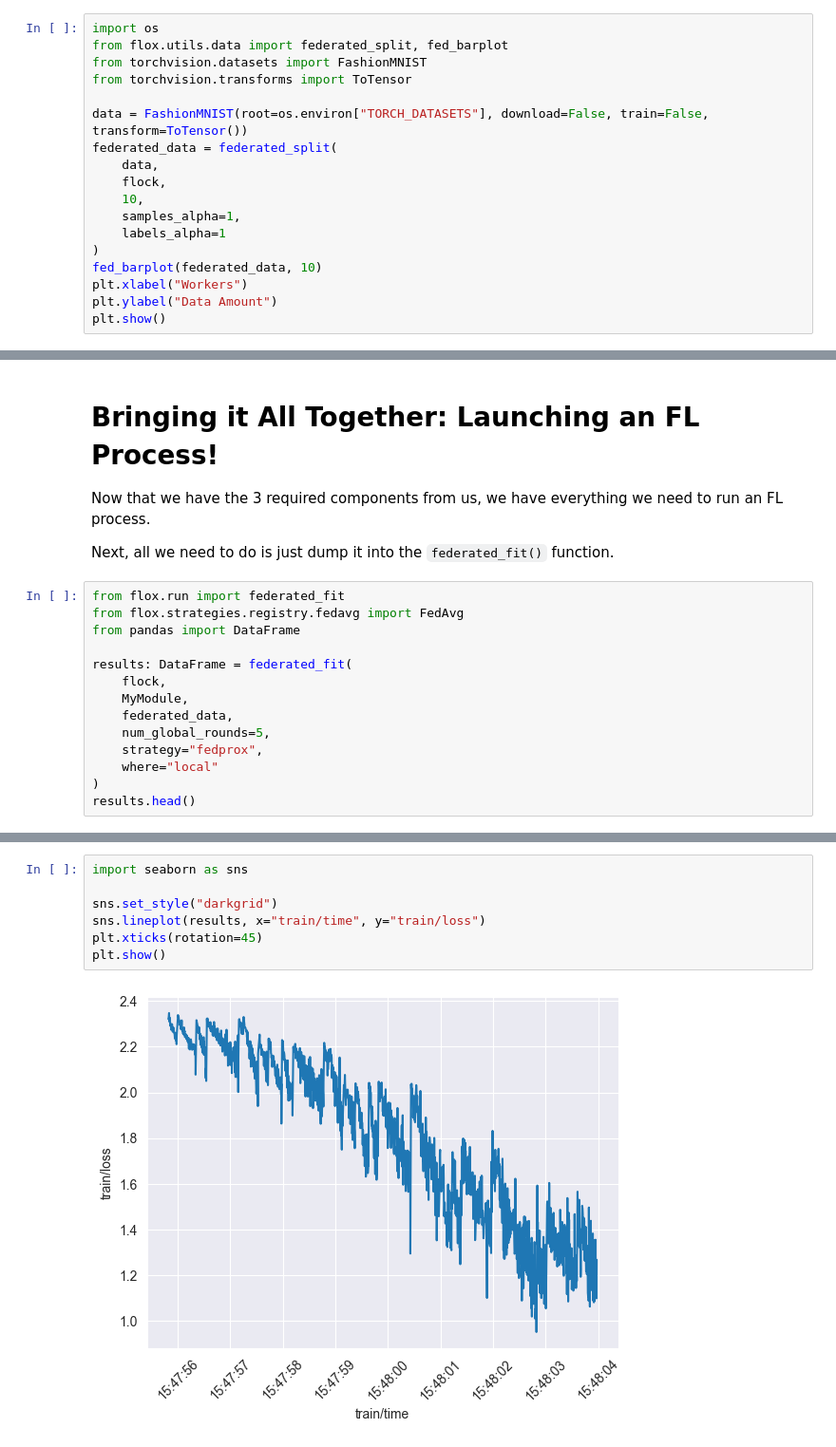
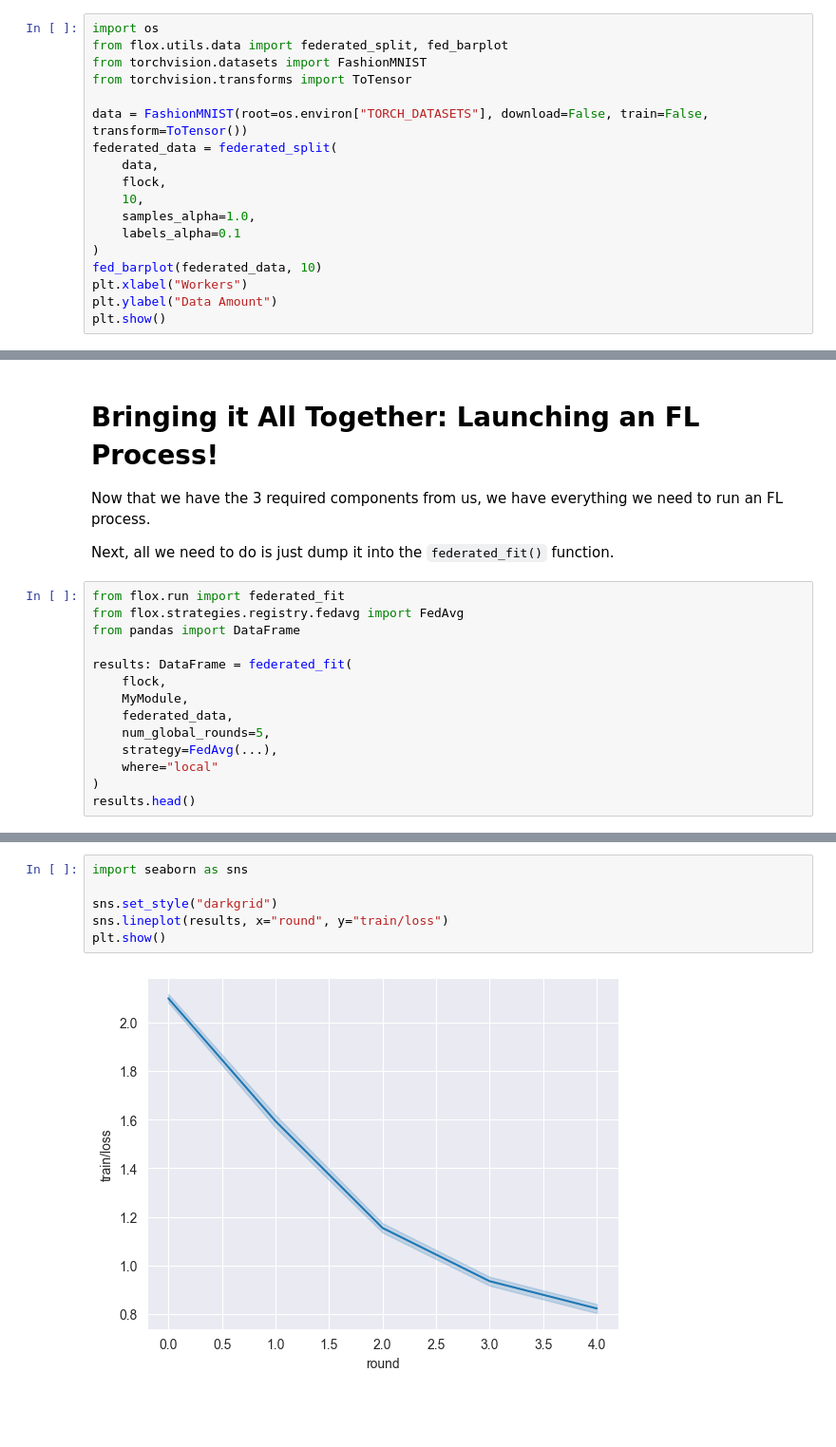
Before and after one commit to h-flox/flox, a Jupyter notebook: Rural AI Workshop Demo.ipynb, the cells around one changed output, grey strips where cells are left out. Shown at 95% size. Drawn from its saved outputs; the diff is of its cells as text; blank space fills up the shorter version.

```diff
--- a/Rural AI Workshop Demo.ipynb
+++ b/Rural AI Workshop Demo.ipynb
@@ -64,8 +64,8 @@ federated_data = federated_split(
     data,
     flock,
     10,
-    samples_alpha=1,
-    labels_alpha=1
+    samples_alpha=1.0,
+    labels_alpha=0.1
 )
 fed_barplot(federated_data, 10)
 plt.xlabel("Workers")
@@ -128,7 +128,7 @@ results: DataFrame = federated_fit(
     MyModule,
     federated_data,
     num_global_rounds=5,
-    strategy="fedprox",
+    strategy=FedAvg(...),
     where="local"
 )
 results.head()
@@ -142,9 +142,8 @@ results.head()
 # %%
 import seaborn as sns
 
 sns.set_style("darkgrid")
-sns.lineplot(results, x="train/time", y="train/loss")
-plt.xticks(rotation=45)
+sns.lineplot(results, x="round", y="train/loss")
 plt.show()
 # %% [output]
-[figure, old version]
+[figure, new version]
```
Also changed, not shown: parts of 2 cells of this notebook, 11 other files.
